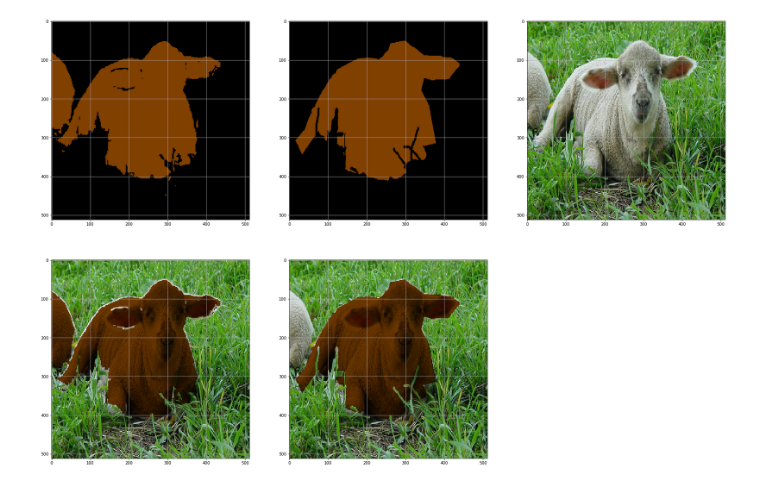
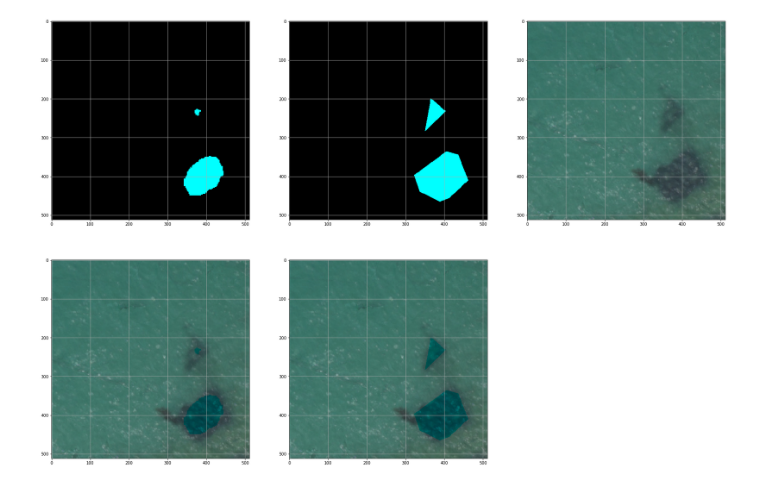
Before and after one commit to J-Taniguchi/deeplab_v3plus_tfkeras, a Jupyter notebook: inference.ipynb, the cells around one changed output. Saved outputs shown, nothing was run; the diff lists cells and outputs as text; code cells hidden in the pictures.

```diff
--- a/inference.ipynb
+++ b/inference.ipynb
@@ -42,0 +42,18 @@ image_size = (512,512)
+# %%
+traindata_dir = '../kaigan_block/dataset/poly/train'
+testdata_dir = '../kaigan_block/dataset/x_test2'
+
+train_x_paths = glob.glob(os.path.join(traindata_dir,'*.jpg'))
+train_x_paths.sort()
+image_names = [os.path.basename(train_x_paths[i]).split('.')[0] for i in range(len(train_x_paths))]
+train_y_paths=[]
+for i, image_name in enumerate(image_names):
+    p = os.path.join(traindata_dir, image_name+'.json')
+    if os.path.exists(p):
+        train_y_paths.append(p)
+    else:
+        train_y_paths.append(None)
+# %%
+label_file_path = os.path.join(traindata_dir, 'label_list.csv')
+label = Label(label_file_path)
+image_size = (512,512)
@@ -64,3 +91,6 @@ valid_y = make_y_from_image_paths(valid_y_paths, image_size, n_categories)[0:20]
+# %%
+valid_x = make_x_from_data_paths(train_x_paths, image_size)
+valid_y = make_y_from_data_paths(train_y_paths, image_size, label, data_type="polygon")
 # %%
 #valid_x = make_x_from_image_paths(img_paths[0:50], image_size)
 #valid_y = make_y_from_image_paths(seg_img_paths[0:50], image_size, n_categories)
@@ -71,29 +112,30 @@ palette = make_palette(valid_y_paths[0])
 # %%
-y_pred = convert_y_to_image_array(pred, image_size, n_categories, palette, threshold=0.0)
-y_true = convert_y_to_image_array(valid_y, image_size, n_categories, palette)
+y_pred = convert_y_to_image_array(pred, image_size, label)
+y_true = convert_y_to_image_array(valid_y, image_size, label)
 # %%
-i=5
+i=0
 plt.figure(figsize=(30,20))
 plt.subplot(2,3,1)
 plt.imshow(y_pred[i])
 plt.grid()
 plt.subplot(2,3,2)
 plt.imshow(y_true[i])
 plt.grid()
 plt.subplot(2,3,3)
 plt.imshow(valid_x[i,:,:,:])
 plt.grid()
+
 y_mask = y_pred[i].copy()
 black_pix=(y_mask == np.array([0,0,0])).all(axis=2)
 y_mask[black_pix,:] = [1.0,1.0,1.0]
 plt.subplot(2,3,4)
 plt.imshow(y_mask*valid_x[i,:,:,:]/255)
 plt.grid()
 y_mask = y_true[i].copy()
 black_pix=(y_mask == np.array([0,0,0])).all(axis=2)
 y_mask[black_pix,:] = [1.0,1.0,1.0]
 plt.subplot(2,3,5)
 plt.imshow(y_mask*(valid_x[i,:,:,:]/255))
 plt.grid()
 # %% [output]
-[figure, old version]
+[figure, new version]
```
Also changed, not shown: parts of 10 cells of this notebook, 11 other files.
